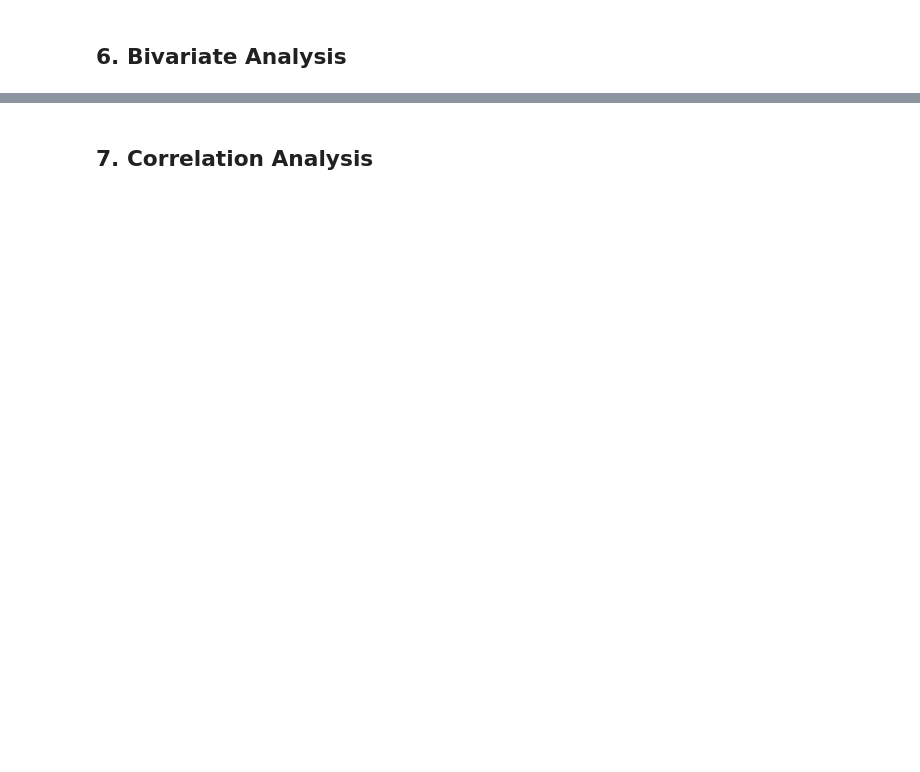
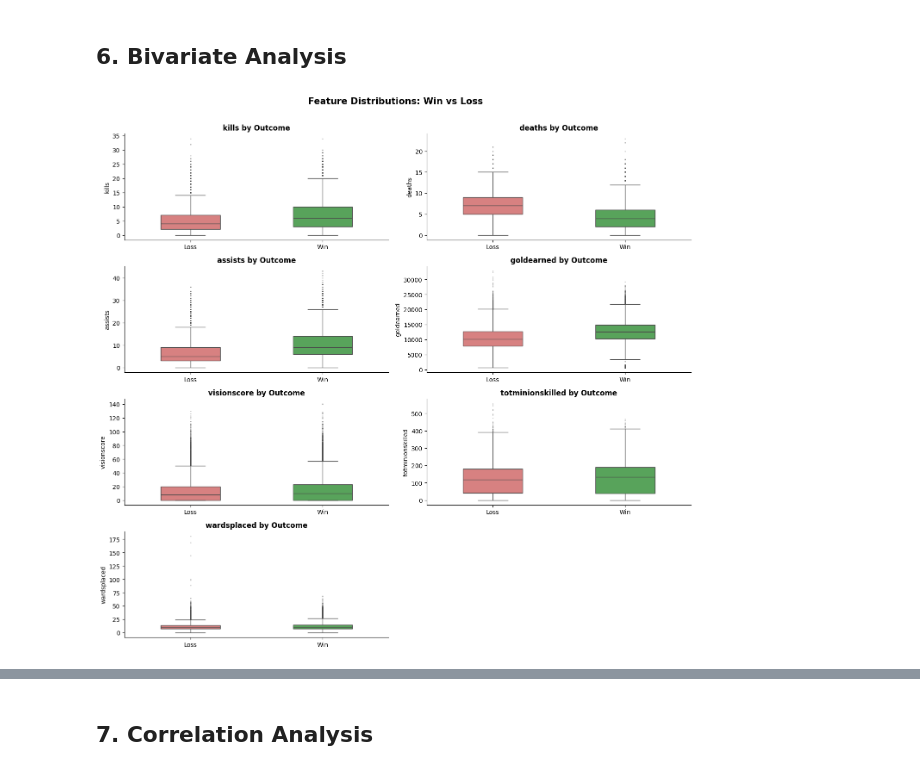
Before and after one commit to El-Maktab/lol-match-oracle, a Jupyter notebook: notebooks/ 01_data_exploration.ipynb, the cells around one changed output, grey strips where cells are left out. Cells and saved outputs as stored; diff of their text form; code cells hidden in the pictures; blank space fills up the shorter version.

```diff
--- a/notebooks/ 01_data_exploration.ipynb
+++ b/notebooks/ 01_data_exploration.ipynb
@@ -135,2 +213,63 @@ plt.show()
 # %% [markdown]
 ## 6. Bivariate Analysis
+# %%
+BOX_FEATURES = [
+    "kills",
+    "deaths",
+    "assists",
+    "goldearned",
+    "totdmgtochamps",
+    "visionscore",
+    "totminionskilled",
+    "wardsplaced",
+]
+
+GREEN = "#4CAF50"
+RED = "#E57373"
+
+box_cols = [c for c in BOX_FEATURES if c in stats_df.columns]
+
+ncols = 2
+nrows = 4
+
+fig, axes = plt.subplots(
+    nrows, ncols,
+    figsize=(14, nrows * 3.2),
+)
+axes = np.array(axes).flatten()
+
+sample = stats_df.sample(min(40000, len(stats_df)), random_state=42).copy()
+sample["outcome"] = sample["win"].map({1: "Win", 0: "Loss"})
+
+for i, col in enumerate(box_cols):
+    ax = axes[i]
+    sns.boxplot(
+        data=sample,
+        x="outcome",
+        y=col,
+        order=["Loss", "Win"],
+        palette={"Win": GREEN, "Loss": RED},
+        hue="outcome",
+        width=0.45,
+        flierprops=dict(marker=".", alpha=0.3, ms=2),
+        linewidth=1,
+        ax=ax,
+    )
+    ax.set_title(f"{col} by Outcome", fontweight="bold")
+    ax.set_xlabel("")
+    ax.spines[["top", "right"]].set_visible(False)
+
+# Hide unused subplot slots
+for j in range(len(box_cols), len(axes)):
+    axes[j].set_visible(False)
+
+plt.suptitle(
+    "Feature Distributions: Win vs Loss",
+    fontsize=15,
+    fontweight="bold",
+    y=1.01
+)
+plt.tight_layout()
+plt.show()
+# %% [output]
+[figure, added]
```
Also changed, not shown: parts of 6 cells of this notebook, 2 other files.
